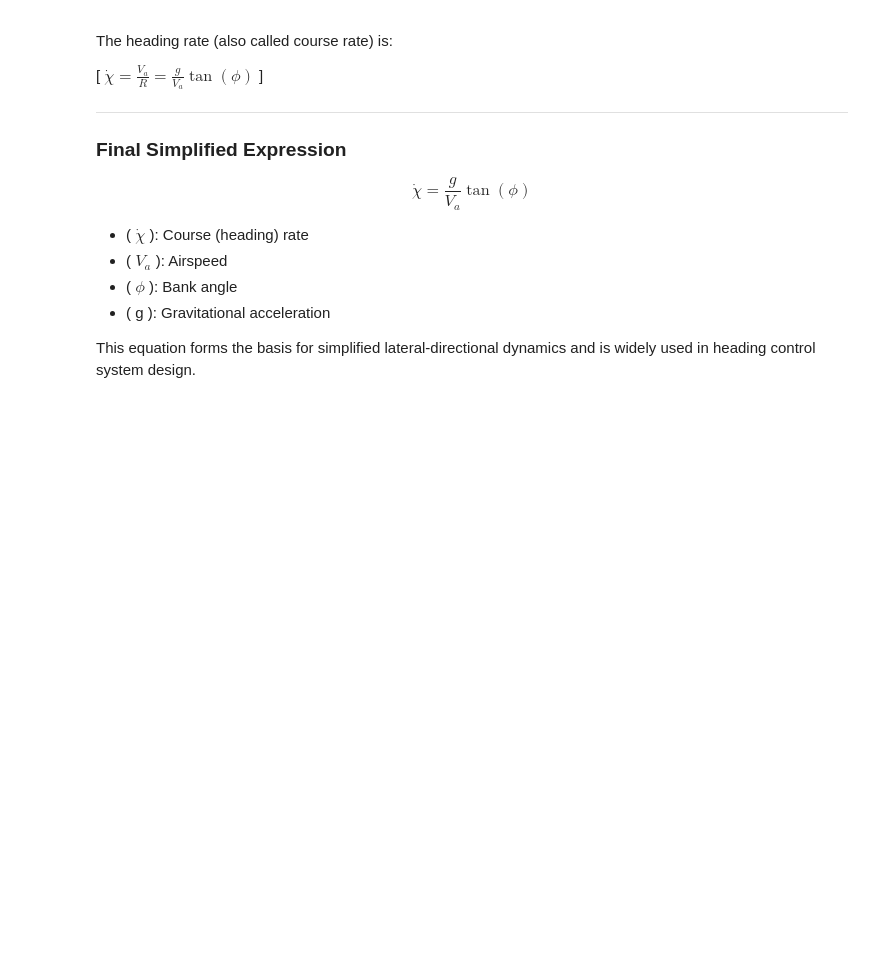
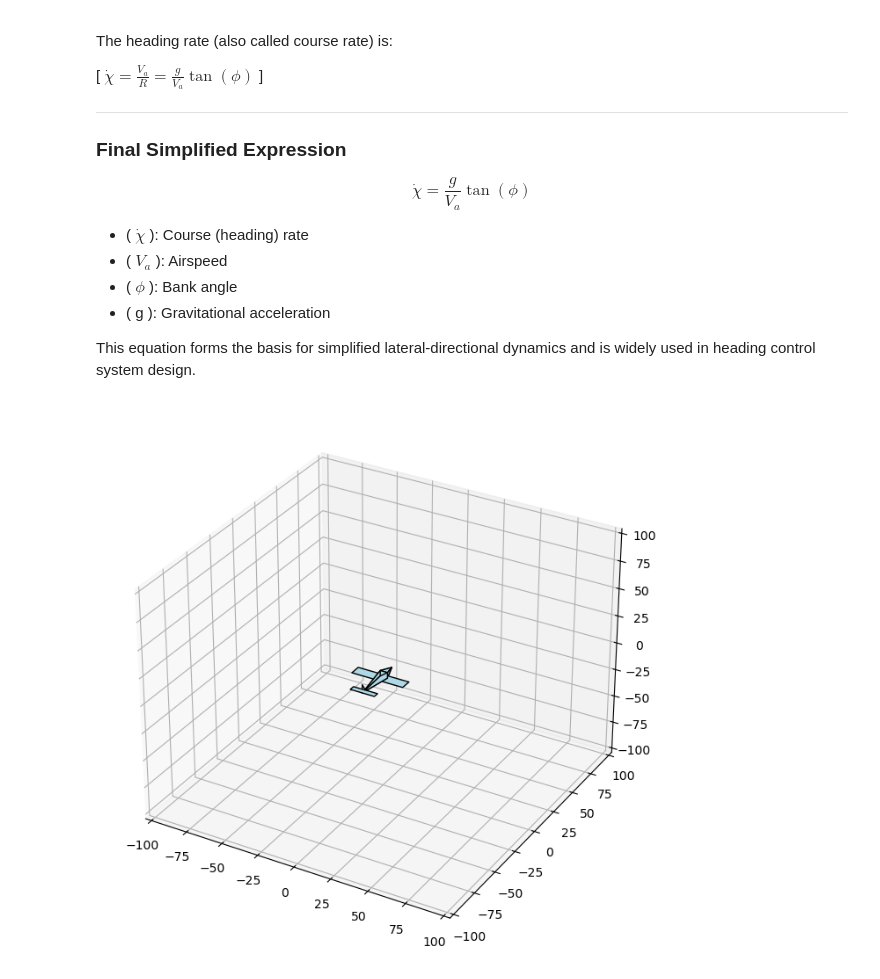
Before and after one commit to kuhnph/Pprojects, a Jupyter notebook: flightDynamics/noteTaking.ipynb, the cells around one changed output. Drawn from its saved outputs; the diff is of its cells as text; code cells hidden in the pictures; blank space fills up the shorter version.

```diff
--- a/flightDynamics/noteTaking.ipynb
+++ b/flightDynamics/noteTaking.ipynb
@@ -71,0 +311,18 @@ This equation forms the basis for simplified lateral-directional dynamics and is
+# %%
+import matplotlib.pyplot as plt
+from mpl_toolkits.mplot3d.art3d import Poly3DCollection
+
+F = drawPlane(0, 0, 0, np.radians(0), np.radians(0), np.radians(0))
+# Create 3D plot
+fig = plt.figure(figsize=(8,8))
+ax = fig.add_subplot(111, projection='3d')
+# Set axis limits
+ax.set_xlim([-100, 100])  # North
+ax.set_ylim([-100, 100])  # East
+ax.set_zlim([-100, 100])   # Down (remember, positive down in NED)
+
+for face in F:
+    poly = Poly3DCollection([face], facecolors='lightblue', linewidths=1, edgecolors='black')
+    ax.add_collection3d(poly)
+# %% [output]
+[figure, added]
```
Also changed, not shown: parts of 5 cells of this notebook, 1 other file.
